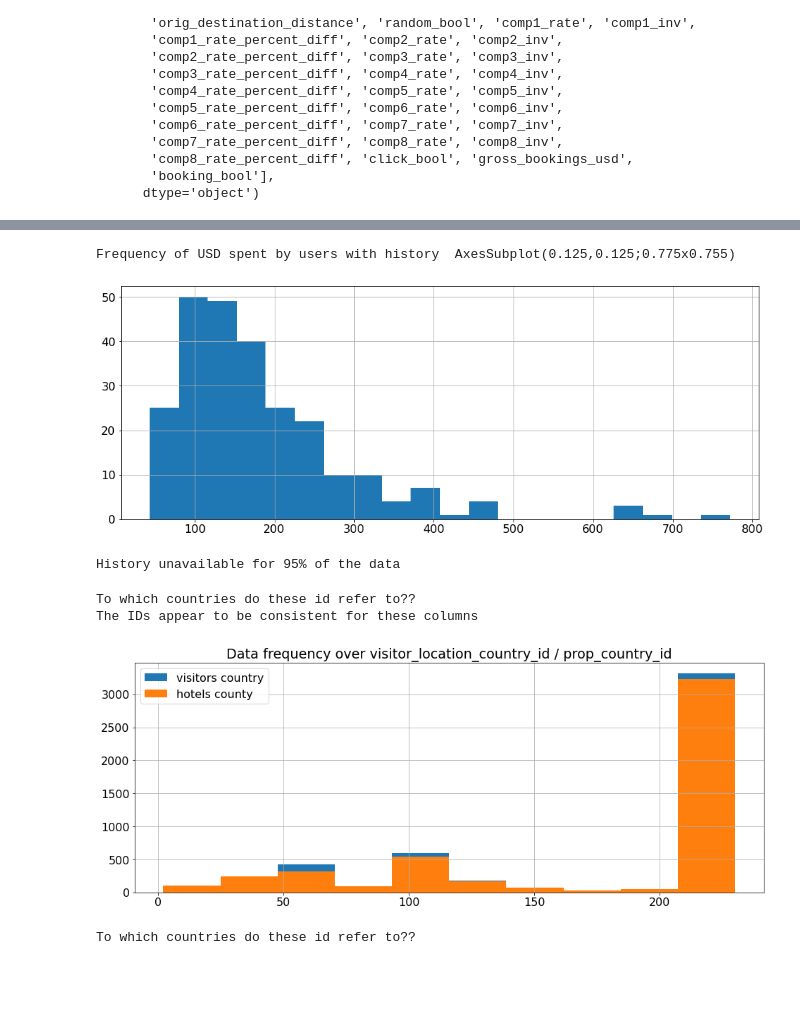
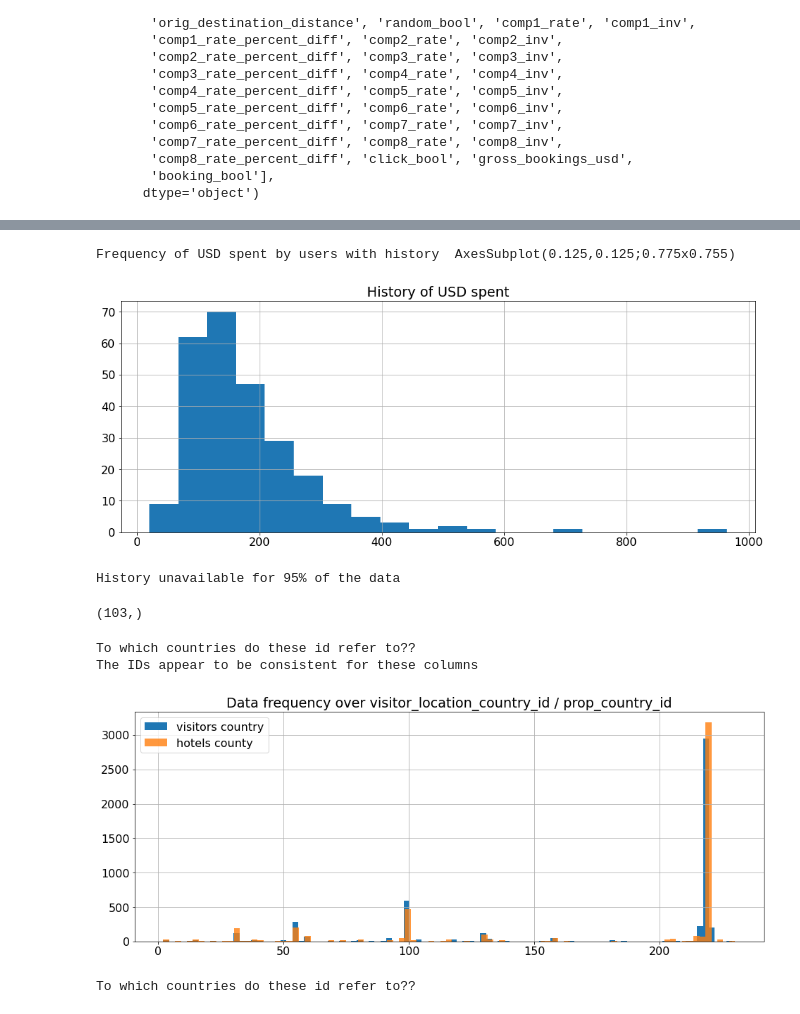
Before and after one commit to OlegBEZb/Personalize-Expedia-Hotel-Searches, a Jupyter notebook: EDA.ipynb, the cells around one changed output, grey strips where cells are left out. Cells and saved outputs as stored; diff of their text form; code cells hidden in the pictures; blank space fills up the shorter version.

```diff
--- a/EDA.ipynb
+++ b/EDA.ipynb
@@ -68,25 +241,30 @@ Index(['srch_id', 'date_time', 'site_id', 'visitor_location_country_id',
 # %%
 print('Frequency of USD spent by users with history ',
 df[~df['visitor_hist_adr_usd'].isna()]['visitor_hist_adr_usd'].hist(bins=20))
+plt.title('History of USD spent');
 # %% [output]
 Frequency of USD spent by users with history  AxesSubplot(0.125,0.125;0.775x0.755)
-[figure, old version]
+[figure, new version]
 # %%
 print('History unavailable for {}% of the data'.format(
 round(df[df['visitor_hist_starrating'].isna()].shape[0] / df.shape[0] * 100)))
 # %% [output]
 History unavailable for 95% of the data
+# %%
+df['prop_country_id'].unique().shape
+# %% [output]
+(103,)
 # %%
-df['visitor_location_country_id'].hist(label='visitors country');
+df['visitor_location_country_id'].hist(label='visitors country', bins=97);
 plt.title('Data frequency over visitor_location_country_id / prop_country_id');
-df['prop_country_id'].hist(label='hotels county');
+df['prop_country_id'].hist(label='hotels county', alpha=0.8, bins=97);
 plt.legend()
 print('To which countries do these id refer to??')
 print('The IDs appear to be consistent for these columns')
 # %% [output]
 To which countries do these id refer to??
 The IDs appear to be consistent for these columns
-[figure, old version]
+[figure, new version]
 # %%
 df['site_id'].hist();
 plt.title('Data frequency over site_id')
```
Also changed, not shown: parts of 27 cells of this notebook.
